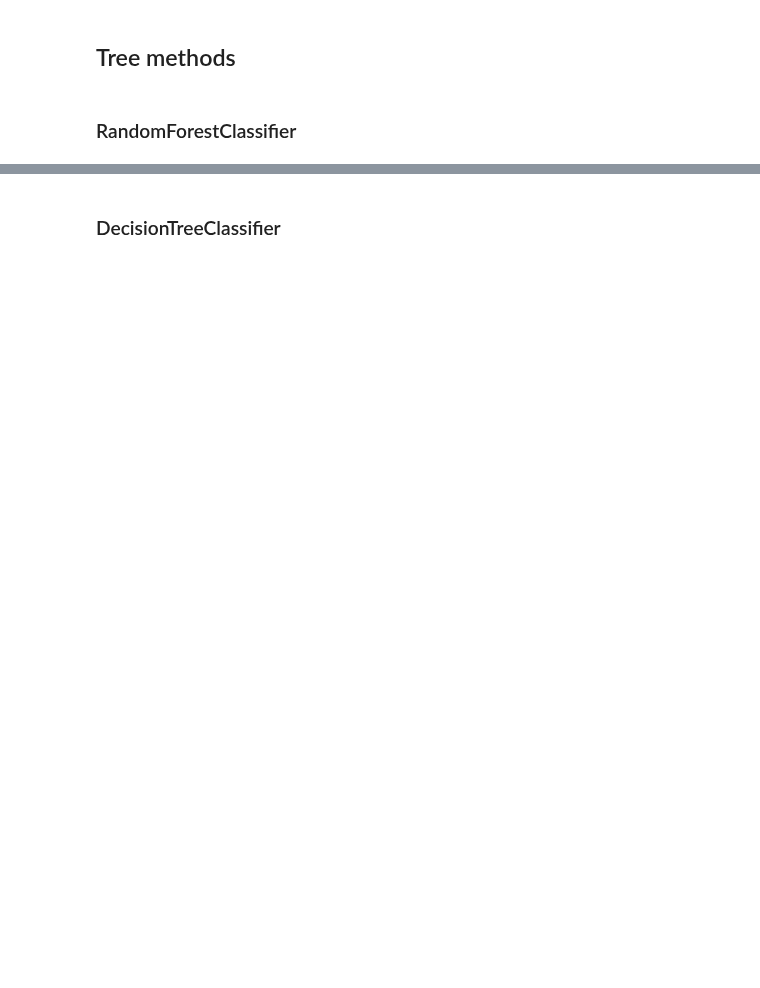
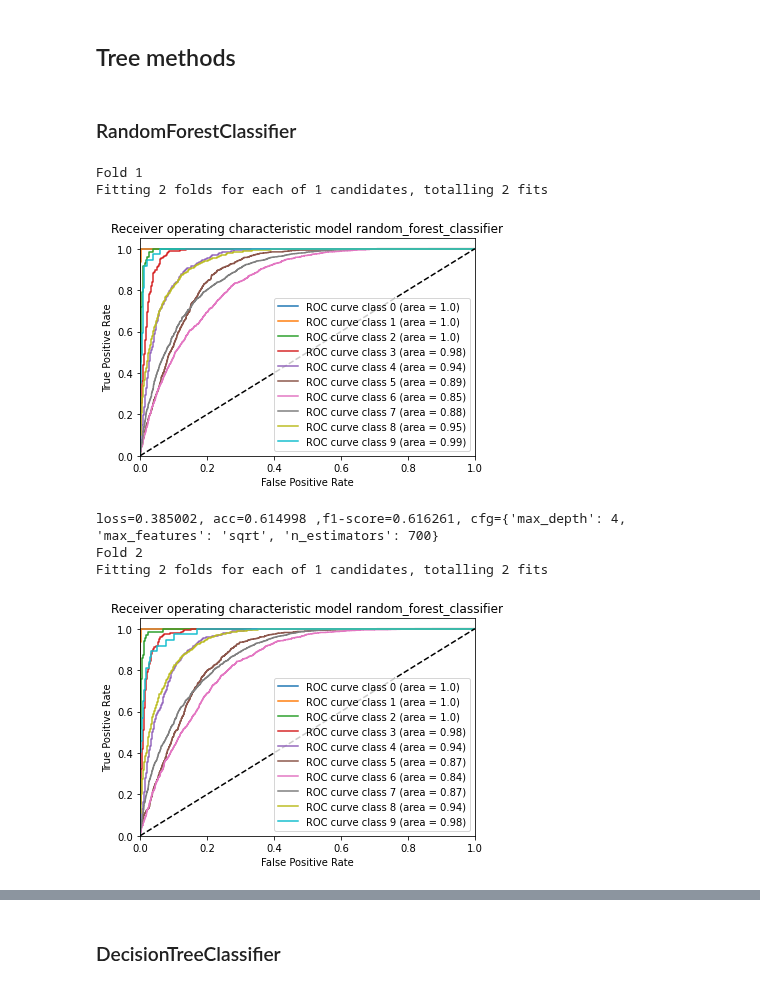
Before and after one commit to prushh/movie-lens-mlp, a Jupyter notebook: notebooks/2.0-sklearn-models.ipynb, the cells around one changed output, grey strips where cells are left out. Drawn from its saved outputs; the diff is of its cells as text; code cells hidden in the pictures; blank space fills up the shorter version.

```diff
--- a/notebooks/2.0-sklearn-models.ipynb
+++ b/notebooks/2.0-sklearn-models.ipynb
@@ -37,16 +47,15 @@ final = (final_stored
 # %%
-def train(df: pd.DataFrame, model_group: str, model_idx: int, param_grid: Dict):
-    target_column = 'rating_discrete'
-    data = df.loc[:, df.columns != target_column]
-    target = df[target_column]
+def train_test(df: pd.DataFrame, model_group: str, model_idx: int, param_grid: Dict):
+    data = df.loc[:, df.columns != 'rating_discrete']
+    target = df['rating_discrete']
 
     N_SPLITS = 5
 
     cv_outer = StratifiedKFold(n_splits=N_SPLITS, shuffle=True)
+
     correct_param_grid = [param_grid[model_group][model_idx]]
 
     for model_name, estimator, param_grid in correct_param_grid:
-        print(f'Model name: {model_name}')
         outer_results = []
         outer_f1_results = []
         for fold, (train_idx, test_idx) in enumerate(cv_outer.split(data, y=target), 1):
@@ -68,14 +77,15 @@ def train(df: pd.DataFrame, model_group: str, model_idx: int, param_grid: Dict):
                                   verbose=3)
 
             search.fit(train_data_proc, train_target_smt)
+
             best_model = search.best_estimator_
-            y_pred = best_model.predict(test_data_proc)
-            acc = accuracy_score(test_target, y_pred)
-            loss = zero_one_loss(test_target, y_pred)
-            f1_test = f1_score(test_target, y_pred, average='weighted')
+            save_fold_model(fold, model_name, best_model, notebook=True)
+
+            acc, loss, f1_test = test_eval(fold, model_name, test_data_proc, test_target, True, notebook=True)
             outer_results.append(acc)
             outer_f1_results.append(f1_test)
-            print(f'loss={loss:3f}, acc={acc:3f}, f1-score={f1_test:3f}, cfg={search.best_params_}')
+
+            print(f'loss={loss:3f}, acc={acc:3f} ,f1-score={f1_test:3f}, cfg={search.best_params_}')
 
         print(
             f'[{model_name}] [test] Mean accuracy: {np.mean(outer_results):3f} - Mean f1-score: {np.mean(outer_f1_results):3f}')
@@ -116,4 +96,12 @@ def test(df: pd.DataFrame, model_group: str, model_idx: int):
 # %% [markdown]
 ### RandomForestClassifier
 # %%
-train(final, 'tree_based', 0, best_param_grid_model)
+train_test(final, 'tree_based', 0, best_param_grid_model)
+# %% [output]
+Fold 1
+Fitting 2 folds for each of 1 candidates, totalling 2 fits
+[figure, added]
+loss=0.385002, acc=0.614998 ,f1-score=0.616261, cfg={'max_depth': 4, 'max_features': 'sqrt', 'n_estimators': 700}
+Fold 2
+Fitting 2 folds for each of 1 candidates, totalling 2 fits
+[figure, added]
```
Also changed, not shown: parts of 19 cells of this notebook.
